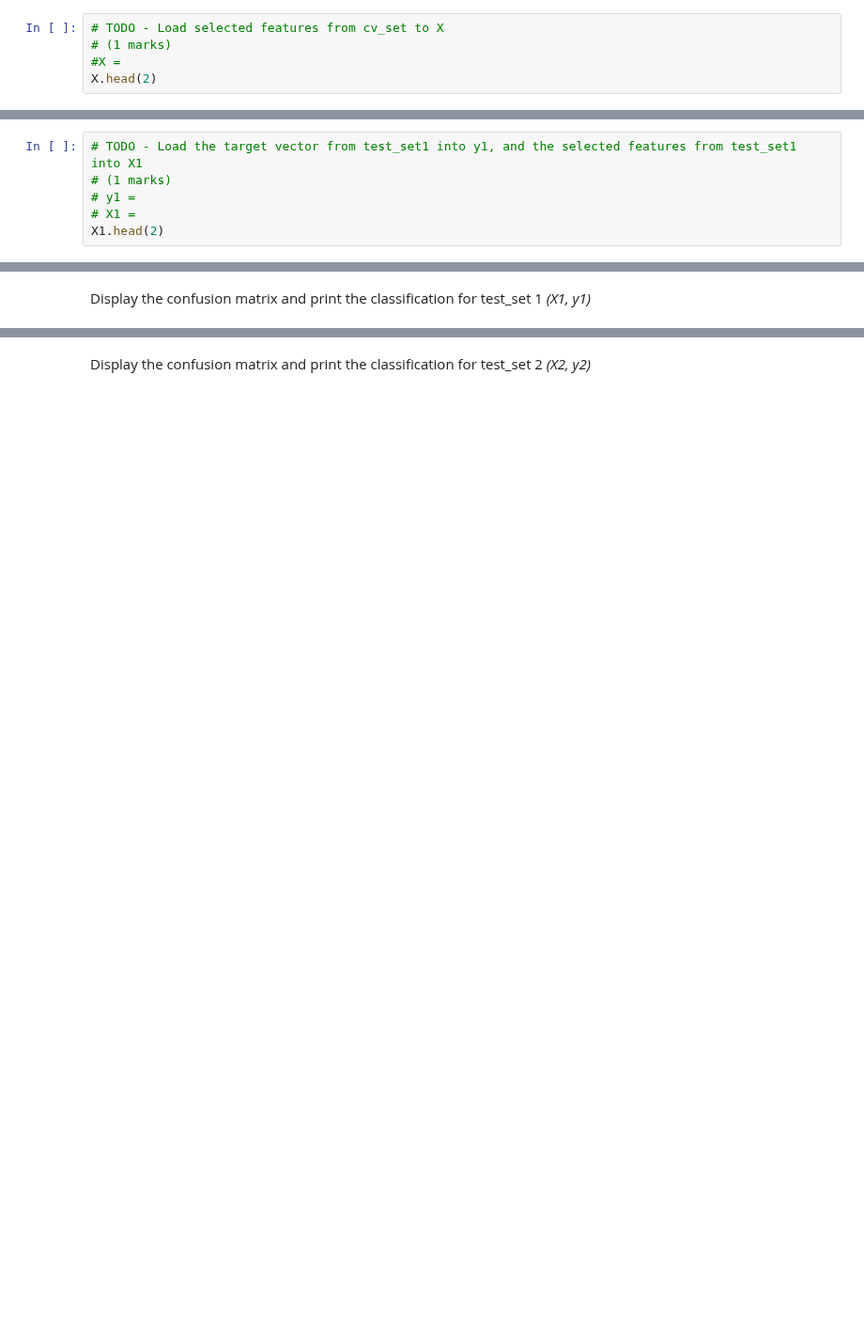
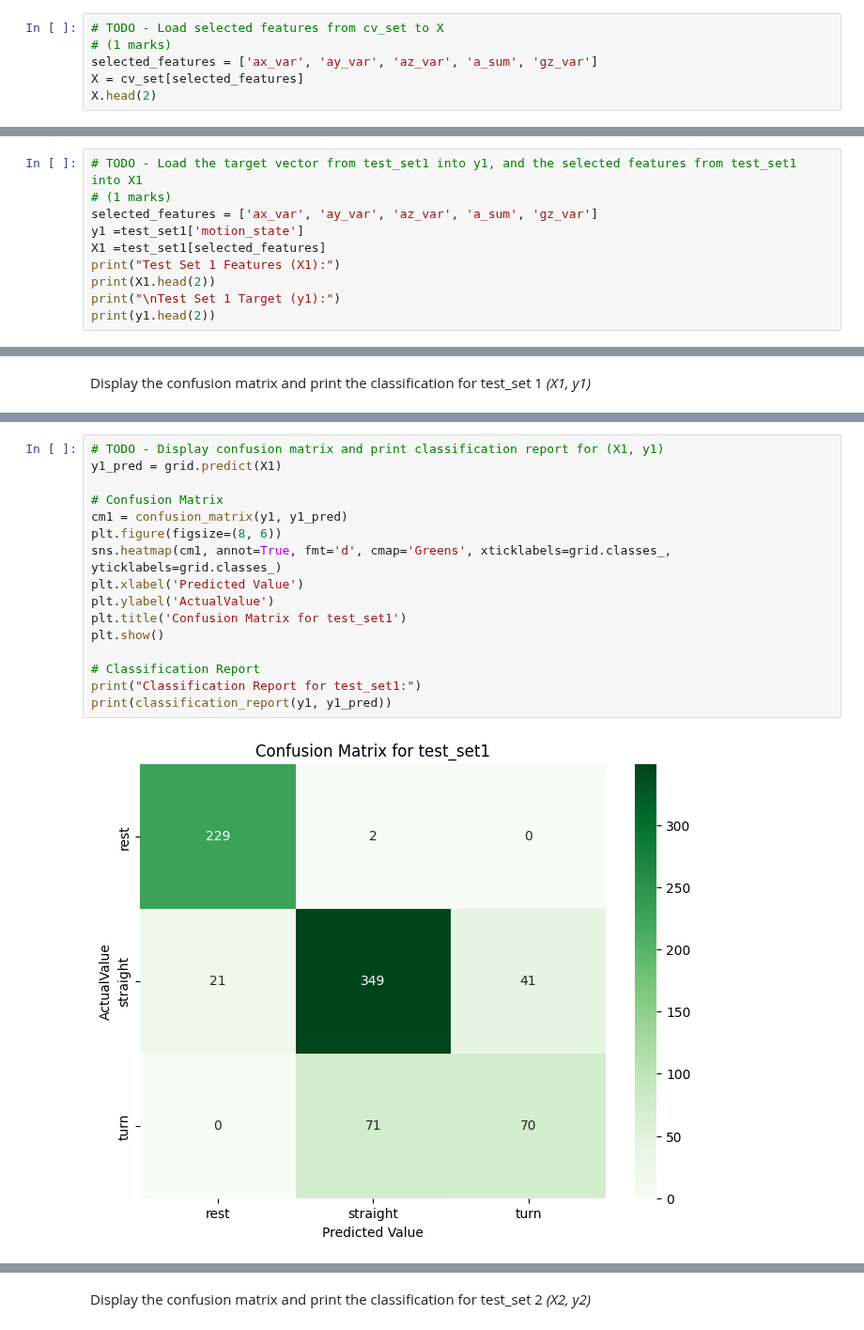
Before and after one commit to SoroushSoleymani/engg680_2024_fall, a Jupyter notebook: Lab_Assignment4/Vehicle_Motion_State_Classification.ipynb, the cells around one changed output, grey strips where cells are left out. Shown at 94% size. Saved outputs shown, nothing was run; the diff lists cells and outputs as text; blank space fills up the shorter version.

```diff
--- a/Lab_Assignment4/Vehicle_Motion_State_Classification.ipynb
+++ b/Lab_Assignment4/Vehicle_Motion_State_Classification.ipynb
@@ -419,5 +419,6 @@ From the *cv_set* dataframe, extract the selected features, listed below, and lo
 # %%
 # TODO - Load selected features from cv_set to X
 # (1 marks)
-#X =
+selected_features = ['ax_var', 'ay_var', 'az_var', 'a_sum', 'gz_var']
+X = cv_set[selected_features]
 X.head(2)
@@ -477,6 +556,10 @@ Seperate the testsets into the selected features and target vectors *(X1, y1)* a
 # %%
 # TODO - Load the target vector from test_set1 into y1, and the selected features from test_set1 into X1
 # (1 marks)
-# y1 =
-# X1 =
-X1.head(2)
+selected_features = ['ax_var', 'ay_var', 'az_var', 'a_sum', 'gz_var']
+y1 =test_set1['motion_state']
+X1 =test_set1[selected_features]
+print("Test Set 1 Features (X1):")
+print(X1.head(2))
+print("\nTest Set 1 Target (y1):")
+print(y1.head(2))
@@ -501,0 +611,18 @@ Display the confusion matrix and print the classification for test_set 1 *(X1, y
+# %%
+# TODO - Display confusion matrix and print classification report for (X1, y1)
+y1_pred = grid.predict(X1)
+
+# Confusion Matrix
+cm1 = confusion_matrix(y1, y1_pred)
+plt.figure(figsize=(8, 6))
+sns.heatmap(cm1, annot=True, fmt='d', cmap='Greens', xticklabels=grid.classes_, yticklabels=grid.classes_)
+plt.xlabel('Predicted Value')
+plt.ylabel('ActualValue')
+plt.title('Confusion Matrix for test_set1')
+plt.show()
+
+# Classification Report
+print("Classification Report for test_set1:")
+print(classification_report(y1, y1_pred))
+# %% [output]
+[figure, added]
```
Also changed, not shown: parts of 19 cells of this notebook.
